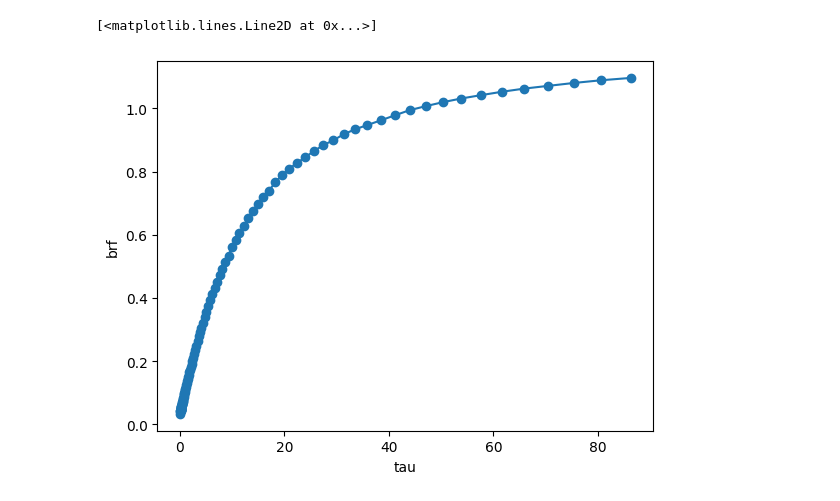
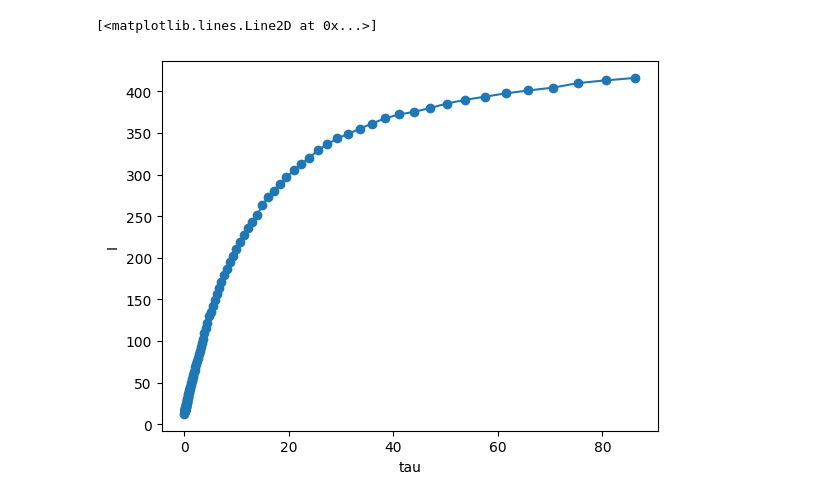
Before and after one commit to jlun17/misr-at3d-camp2ex, a Jupyter notebook: NK1990_1D_Retrieval/gen_LUT_RF17_long.ipynb, the cells around one changed output. Saved outputs shown, nothing was run; the diff lists cells and outputs as text; code cells hidden in the pictures.

Commit message:
Submitted batch job 72180 : /data/keeling/a/johntl3/b/LundstromPub2025/experiments/CAMP2Ex_RF17/V05/default/

```diff
--- a/NK1990_1D_Retrieval/gen_LUT_RF17_long.ipynb
+++ b/NK1990_1D_Retrieval/gen_LUT_RF17_long.ipynb
@@ -21,7 +21,7 @@ from src.utils.util import save_sensor_dict
 obs_file = INTERIM_DATA / 'AT3D_OBS_CAMP2Ex_RF17_default.nc'
 rte_grid_file = INTERIM_DATA / 'RTG_default.nc'
 background_scatterers_file = INTERIM_DATA / 'MIXTURE_default.nc'
-config_file_name = PROJECT_ROOT / 'NK1990_1D_Retrieval' / 'misr_1D_config.json'
+config_file_name = PROJECT_ROOT / 'NK1990_1D_Retrieval' / 'misr_1D_config_I.json'
 surface_wind_speed = 0.67 # m/s
 # Reff(z) = a*z + b
 a = 4.292 # um / km
@@ -34,7 +34,7 @@ ct = 0.7
 mie_dir = PROJECT_ROOT / 'mie_tables'
 
 ## OUTPUT
-out_file = PROJECT_ROOT / 'NK1990_1D_Retrieval' / 'LUT_RF17.nc'
+out_file = PROJECT_ROOT / 'NK1990_1D_Retrieval' / 'LUT_I_RF17.nc'
 # %%
 rte_grid = xr.load_dataset(rte_grid_file)
 rte_grid = at3d.grid.make_grid(0.275, 3, 0.275, 3, rte_grid.z.data)
@@ -68,11 +68,16 @@ numerical_parameters = OrderedDict()
 numerical_parameters[wavelength] = at3d.configuration.get_config(config_file_name)
 
 sources = OrderedDict()
+S0 = 1361 # W m^-2
+r0 = 1 # AU
+r = 1.00112201638005
+E0 = (r0 / r)**2
+F0 = E0 * S0
 sources[wavelength] = at3d.source.solar(
     wavelength,
     -1*obs['MISR']['sensor_list'][0].mu0,
     obs['MISR']['sensor_list'][0].SAA,
-    solarflux=1.0,
+    solarflux=F0,
     skyrad=0.0
 )
 
@@ -107,7 +112,7 @@ cloud_optical_prop_gen = at3d.medium.OpticalPropertyGenerator(
 # %%
 taus = np.logspace(-1, 1.9, 100)
 taus[0] = 0
-brf = np.zeros(taus.shape)
+I = np.zeros(taus.shape)
 tau_real = np.zeros(taus.shape)
 
 for i, tau in enumerate(taus):
@@ -144,7 +149,7 @@ for i, tau in enumerate(taus):
     forward_sensors.get_measurements(solvers)
 
     cam = forward_sensors['MISR']['sensor_list'][0]
-    assert len(np.unique(cam.I.data*np.pi/cam.mu0)) == 1
-    brf[i] = np.unique(cam.I.data*np.pi/cam.mu0)[0]
+    assert len(np.unique(cam.I.data)) == 1
+    I[i] = np.unique(cam.I.data)[0]
 # %% [output]
   ! Iter Log(Sol)  SplitCrit  Npoints  Nsh(avg)   [Radiance 0.670 micron]
@@ -355,17 +362,17 @@ for i, tau in enumerate(taus):
 # %%
 LUT = xr.Dataset(
     coords=dict(
-        brf=brf
+        I=I
     ),
     data_vars=dict(
-        tau=(['brf'], tau_real)
+        tau=(['I'], tau_real)
     )
 )
 assert np.all(np.diff(LUT.tau.data) > 0), "LUT tau not monotonic"
-assert np.all(np.diff(LUT.brf.data) > 0), "LUT BRF not monotonic"
+assert np.all(np.diff(LUT.I.data) > 0), "LUT I not monotonic"
 LUT.to_netcdf(out_file)
 # %%
-LUT.tau.plot(y='brf', marker='o')
+LUT.tau.plot(y='I', marker='o')
 # %% [output]
 [<matplotlib.lines.Line2D at 0x...>]
-[figure, old version]
+[figure, new version]
```
Also changed, not shown: parts of 1 cell of this notebook, 9 other files.
